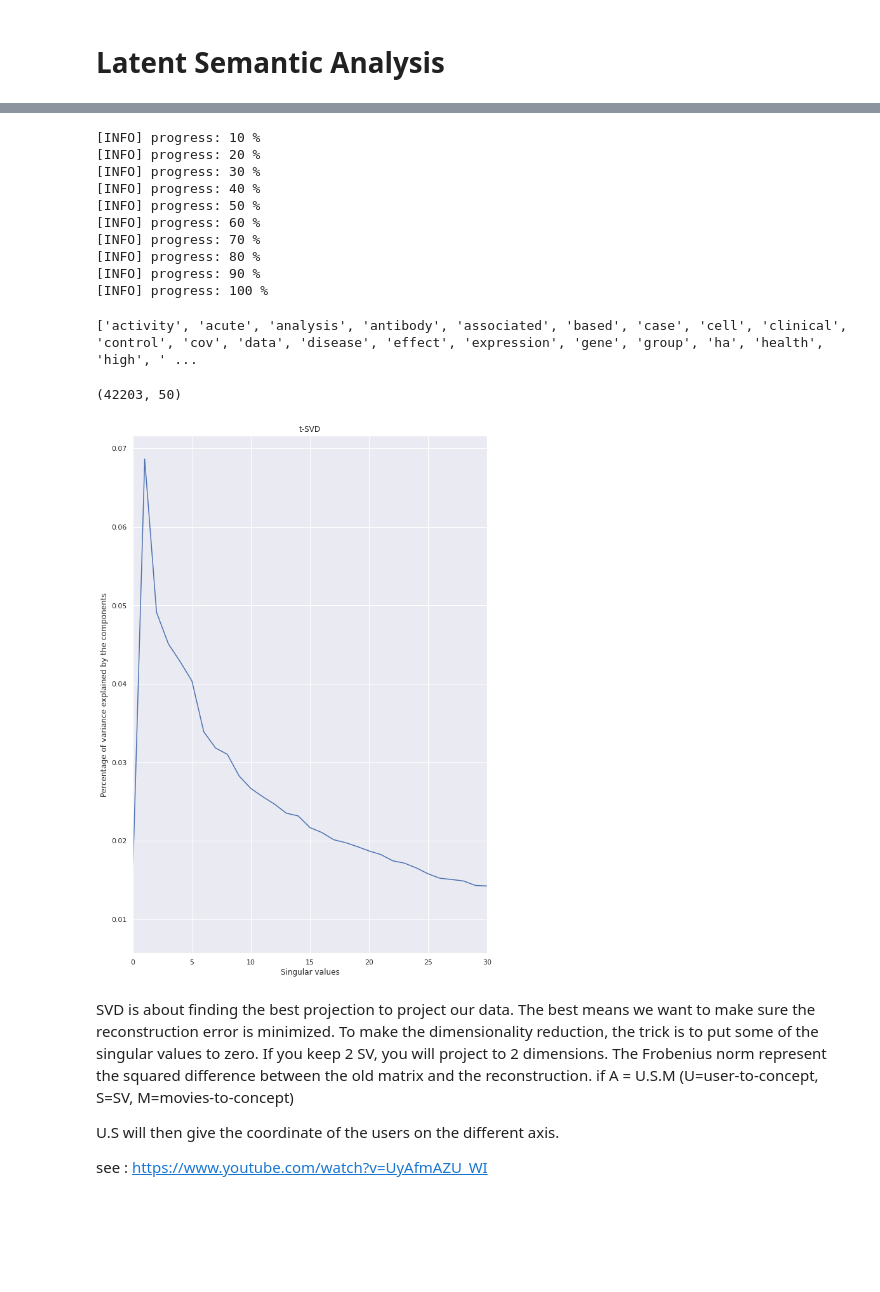
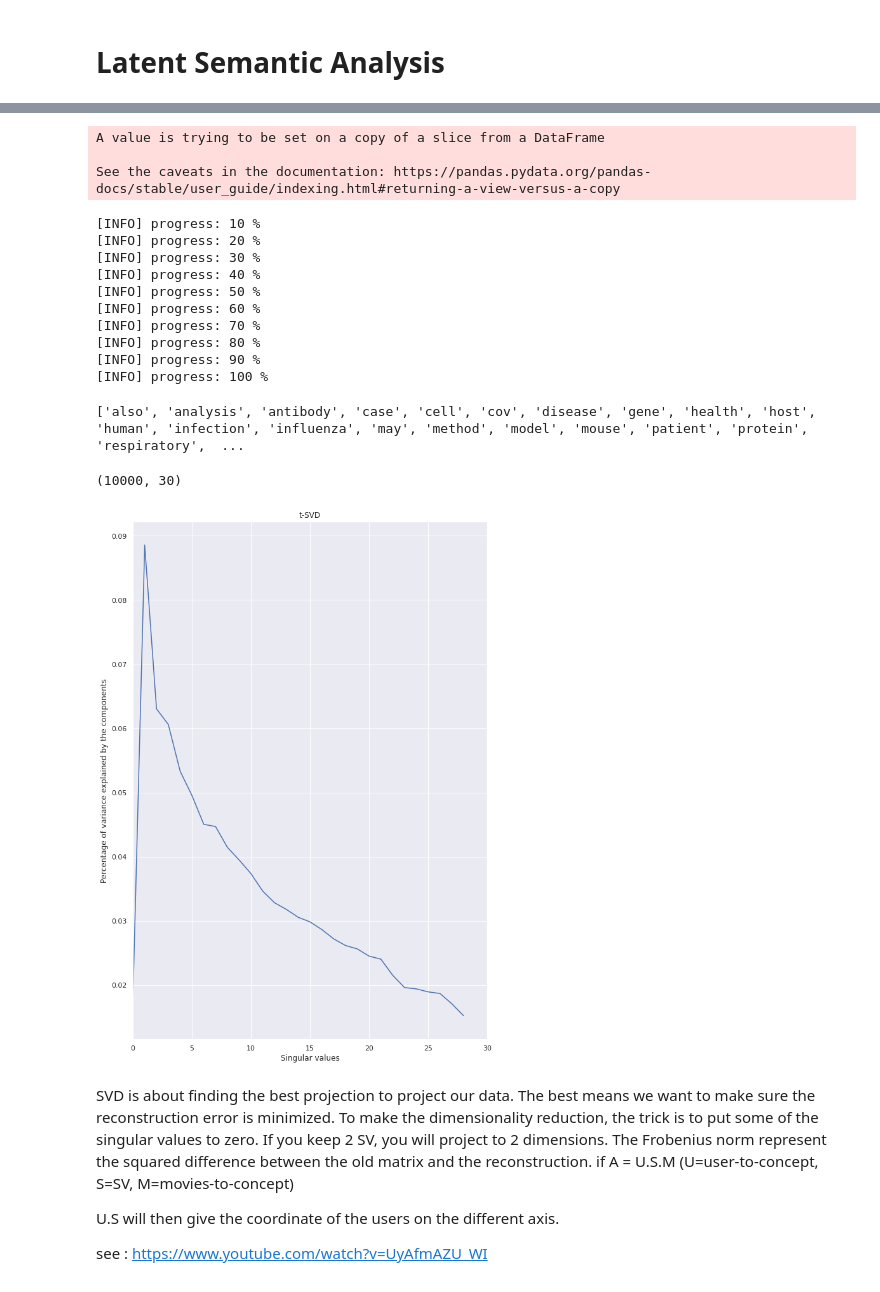
Before and after one commit to Midii-11/IRTM_SARS-COV2, a Jupyter notebook: information_extraction_colab.ipynb, the cells around one changed output, grey strips where cells are left out. Saved outputs shown, nothing was run; the diff lists cells and outputs as text; code cells hidden in the pictures; blank space fills up the shorter version.

```diff
--- a/information_extraction_colab.ipynb
+++ b/information_extraction_colab.ipynb
@@ -228,7 +234,9 @@ df_copy = df
 # %%
 lemmatizer = WordNetLemmatizer()
 porter_stemmer = PorterStemmer()
+stop_words = set(stopwords.words('english'))
 it_counter=0
+token_dictionary = {}
 
 # set of words qualified a posteriori as undesirable in the corpus
 undesirable=['abstract', 'virus', 'coronavirus', 'used', 'using', 'Abstract', 'virus', 'Virus', 'VIRUS']
@@ -241,7 +249,7 @@ for i in df.index:
     if progress%10==0:
         print('[INFO] progress:', int(progress), '%')
 
-    # tokenization
+    # tokenization, get only words (no numbers)
     tokenizer = RegexpTokenizer('[a-zA-Z_]+')
     tokens = tokenizer.tokenize(df['text'][i])
 
@@ -252,41 +260,45 @@ for i in df.index:
         except:
             pass
 
-    # stemmatization & lemmatization
+    # remove english stop words
+    filteredtokens = [w for w in tokens if not w in stop_words]
+
+    # stemmatization, lemmatization, to lower case
     result = []
-    for word in tokens:
-        lem = lemmatizer.lemmatize(word)
-        stem = porter_stemmer.stem(lem)
-        result.append(stem)
+    for word in filteredtokens:
+        if len(word)>2:
+            lem = lemmatizer.lemmatize(word.lower())
+            #stem = porter_stemmer.stem(lem)
+            result.append(lem)
 
-    df['text'][i] = ' '.join(stemmed)
+    token_dictionary[i] = result
+    df['text'][i] = ' '.join(result)
 # %% [output]
-[INFO] progress: 10 %
-[INFO] progress: 20 %
-[INFO] progress: 30 %
-[INFO] progress: 40 %
-[INFO] progress: 50 %
-[INFO] progress: 60 %
-[INFO] progress: 70 %
-[INFO] progress: 80 %
-[INFO] progress: 90 %
-[INFO] progress: 100 %
+A value is trying to be set on a copy of a slice from a DataFrame
+
+See the caveats in the documentation: https://pandas.pydata.org/pandas-docs/stable/user_guide/indexing.html#returning-a-view-versus-a-copy
+[INFO] progress: 10 %
+[INFO] progress: 20 %
+[INFO] progress: 30 %
+[INFO] progress: 40 %
+[INFO] progress: 50 %
+[INFO] progress: 60 %
+[INFO] progress: 70 %
+[INFO] progress: 80 %
+[INFO] progress: 90 %
+[INFO] progress: 100 %
 # %%
 vectorizer = TfidfVectorizer(
     # if different encoding
     decode_error='ignore',
     # remove accent
     strip_accents='ascii',
-    # to lower case
-    lowercase=True,
-    # remove stopwords
-    stop_words='english',
     # analyse at the word level
     analyzer='word',
     # token pattern
     token_pattern='\w{3,20}',
     # number of features
-    max_features=50,
+    max_features=30,
     # normalize the tf-idf to make the vector have a unit norm
     norm='l2'
 )
@@ -296,7 +308,7 @@ feature_names = vectorizer.get_feature_names()
 
 print(feature_names)
 # %% [output]
-['activity', 'acute', 'analysis', 'antibody', 'associated', 'based', 'case', 'cell', 'clinical', 'control', 'cov', 'data', 'disease', 'effect', 'expression', 'gene', 'group', 'ha', 'health', 'high', ' ...
+['also', 'analysis', 'antibody', 'case', 'cell', 'cov', 'disease', 'gene', 'health', 'host', 'human', 'infection', 'influenza', 'may', 'method', 'model', 'mouse', 'patient', 'protein', 'respiratory',  ...
 # %%
 # # put everything in a dic
 # i=0
@@ -316,23 +328,23 @@ print(feature_names)
 # %%
 embedding_arr.shape
 # %% [output]
-(42203, 50)
+(10000, 30)
 # %%
 # check domain embed
 # %%
-tsvd = TruncatedSVD(n_components=49)
+tsvd = TruncatedSVD(n_components=29)
 tsvd.fit_transform(embedding_arr)
 plt.figure(figsize=(10, 15))
 plt.xlim((0, 30))
 plt.title('t-SVD')
 plt.xlabel('Singular values')
 plt.ylabel('Percentage of variance explained by the components')
 plt.savefig('t-SV.png')
 plt.plot(tsvd.explained_variance_ratio_)
 plt.show()
 # embedding.shape
 # %% [output]
-[figure, old version]
+[figure, new version]
 # %% [markdown]
 SVD is about finding the best projection to project our data. The best means we want to make sure the reconstruction error is minimized. To make the dimensionality reduction, the trick is to put some of the singular values to zero. If you keep 2 SV, you will project to 2 dimensions. The Frobenius norm represent the squared difference between the old
 matrix and the reconstruction.
```
Also changed, not shown: parts of 25 cells of this notebook.
